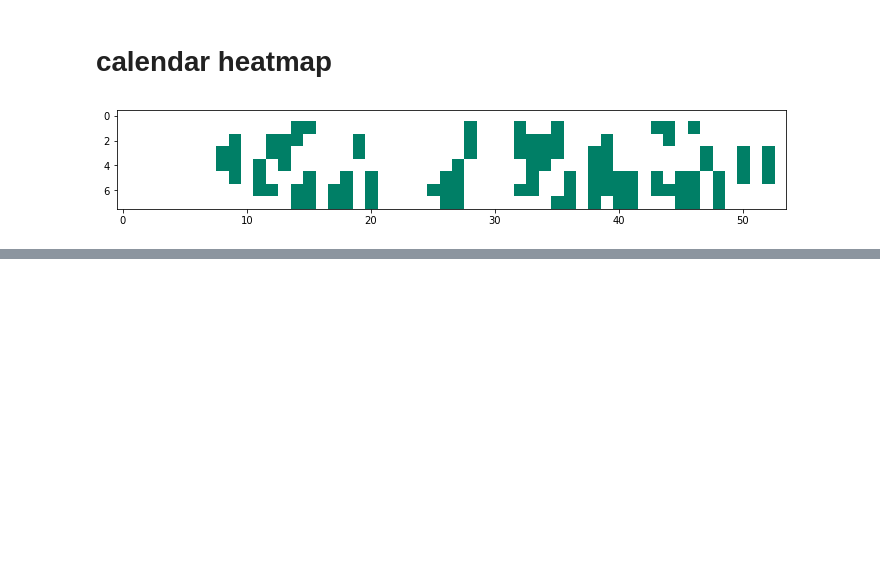
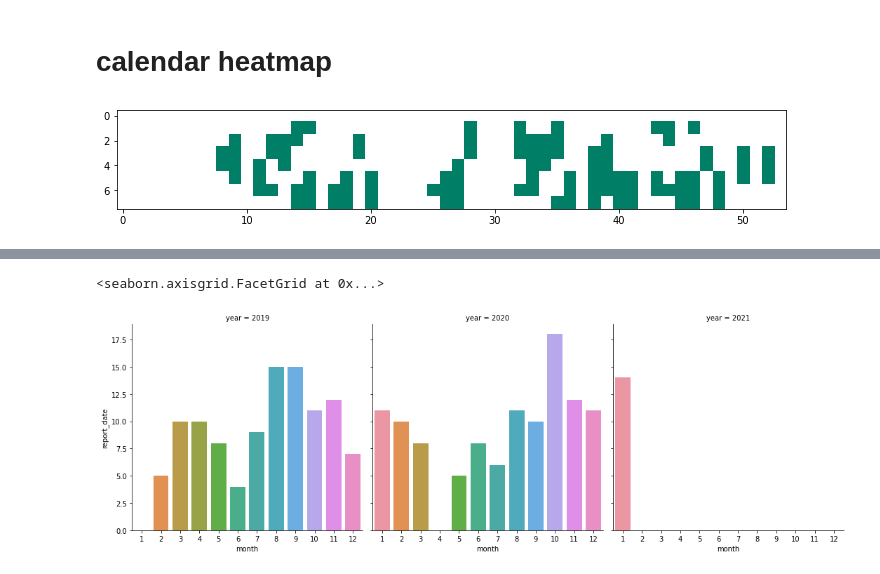
Before and after one commit to jinchao-chen/surf_report_analysis, a Jupyter notebook: data_visualization.ipynb, the cells around one changed output, grey strips where cells are left out. Cells and saved outputs as stored; diff of their text form; code cells hidden in the pictures; blank space fills up the shorter version.

```diff
--- a/data_visualization.ipynb
+++ b/data_visualization.ipynb
@@ -83,0 +56,5 @@ def label_days(ax, dates, i, j, calendar):
+# %%
+sns.catplot( x = 'month', y = 'report_date', col= 'year', data= df_monthly, kind='bar')
+# %% [output]
+<seaborn.axisgrid.FacetGrid at 0x...>
+[figure, added]
```
Also changed, not shown: parts of 19 cells of this notebook.
